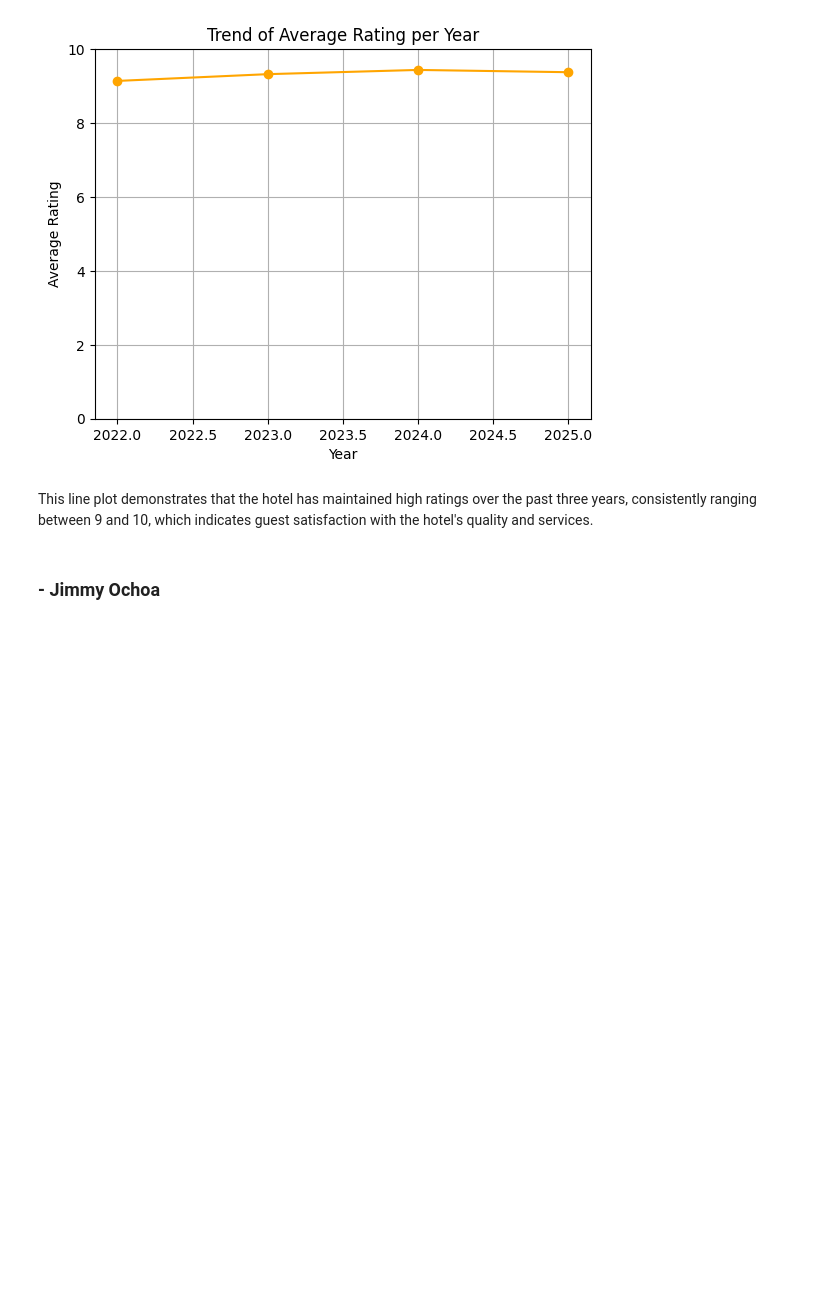
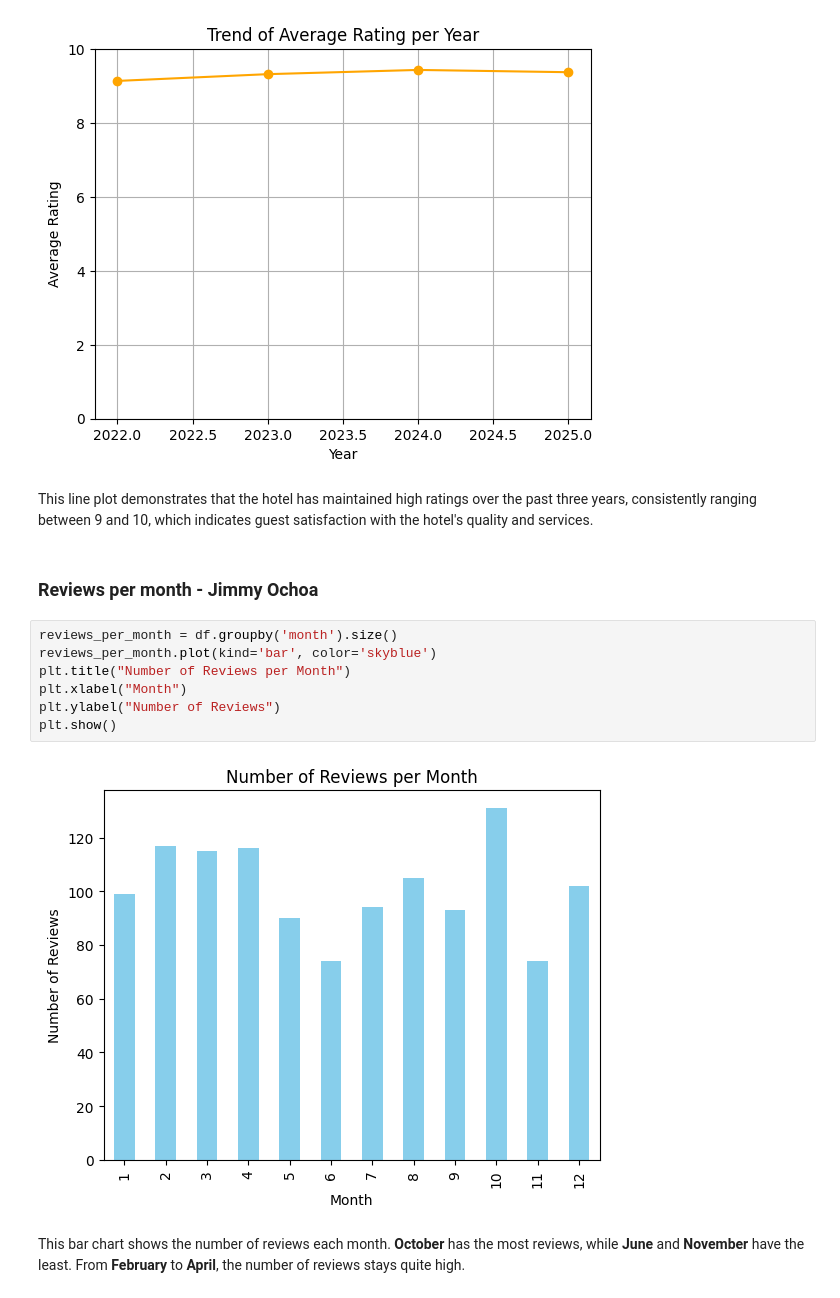
Before and after one commit to asve06/act2_si_225_group2, a Jupyter notebook: act2_si_eda_225_group2.ipynb, the cells around one changed output. Saved outputs shown, nothing was run; the diff lists cells and outputs as text; blank space fills up the shorter version.

Commit message:
Add bar chart showing monthly review trends

```diff
--- a/act2_si_eda_225_group2.ipynb
+++ b/act2_si_eda_225_group2.ipynb
@@ -308,4 +308,15 @@ plt.show()
 # %% [markdown]
 This line plot demonstrates that the hotel has maintained high ratings over the past three years, consistently ranging between 9 and 10, which indicates guest satisfaction with the hotel's quality and services.
 # %% [markdown]
-### - Jimmy Ochoa
+### Reviews per month - Jimmy Ochoa
+# %%
+reviews_per_month = df.groupby('month').size()
+reviews_per_month.plot(kind='bar', color='skyblue')
+plt.title("Number of Reviews per Month")
+plt.xlabel("Month")
+plt.ylabel("Number of Reviews")
+plt.show()
+# %% [output]
+[figure, added]
+# %% [markdown]
+This bar chart shows the number of reviews each month. **October** has the most reviews, while **June** and **November** have the least. From **February** to **April**, the number of reviews stays quite high.
```
